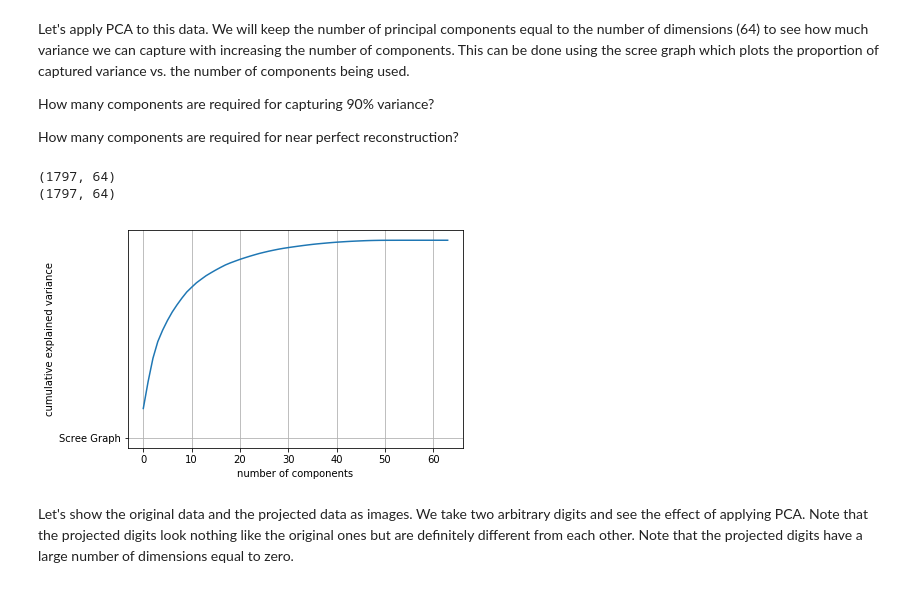
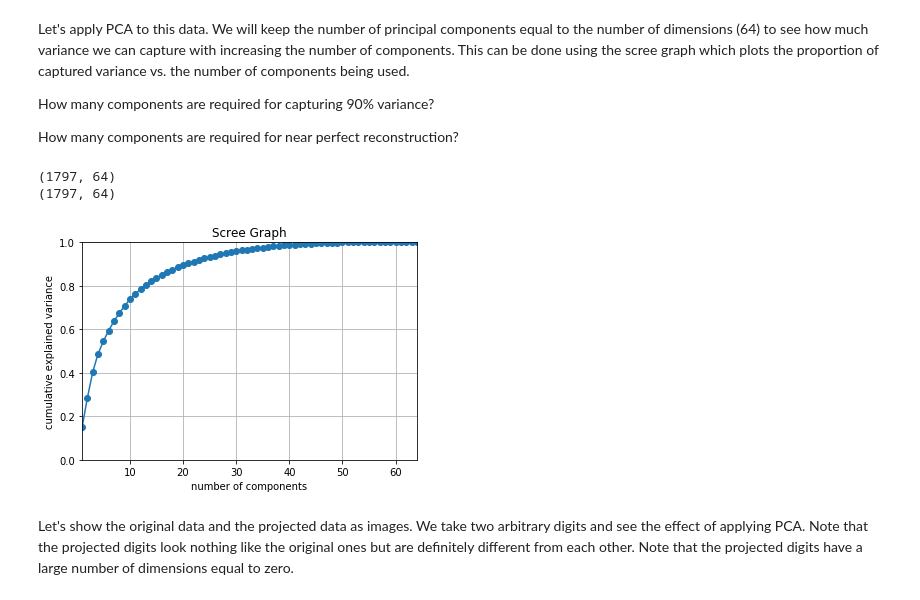
Before and after one commit to foxtrotmike/PCA-Tutorial, a Jupyter notebook: pca.ipynb, the cells around one changed output. Cells and saved outputs as stored; diff of their text form; code cells hidden in the pictures.

```diff
--- a/pca.ipynb
+++ b/pca.ipynb
@@ -300,20 +300,21 @@ How many components are required for near perfect reconstruction?
 # %%
 from sklearn.decomposition import PCA #import PCA
 pca64 = PCA(n_components=64)
 pca64.fit(digits.data) #training PCA
 projected = pca64.transform(digits.data) #projecting the data onto Principal components
 print(digits.data.shape)
 print(projected.shape)
-plt.plot(np.cumsum(pca64.explained_variance_ratio_)) #plot the scree graph
+plt.plot(np.arange(len(pca64.explained_variance_ratio_))+1,np.cumsum(pca64.explained_variance_ratio_),'o-') #plot the scree graph
+plt.axis([1,len(pca64.explained_variance_ratio_),0,1])
 plt.xlabel('number of components')
 plt.ylabel('cumulative explained variance');
-plt.plot('Scree Graph')
+plt.title('Scree Graph')
 plt.grid()
 plt.show()
 # %% [output]
 (1797, 64)
 (1797, 64)
-[figure, old version]
+[figure, new version]
 # %% [markdown]
 Let's show the original data and the projected data as images. We take two arbitrary digits and see the effect of applying PCA. Note that the projected digits look nothing like the original ones but are definitely different from each other. Note that the projected digits have a large number of dimensions equal to zero.
 # %%
```
Also changed, not shown: parts of 3 cells of this notebook, 1 other file.
